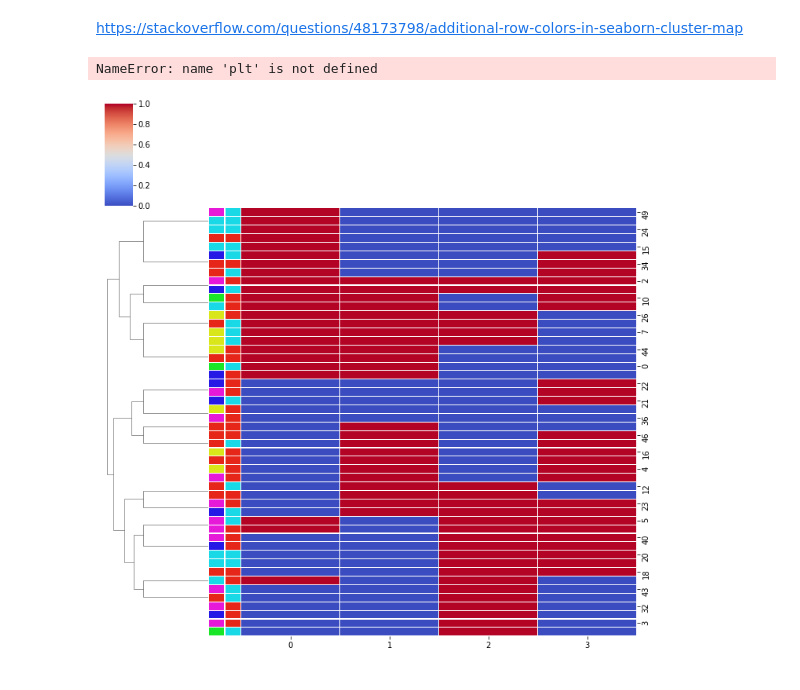
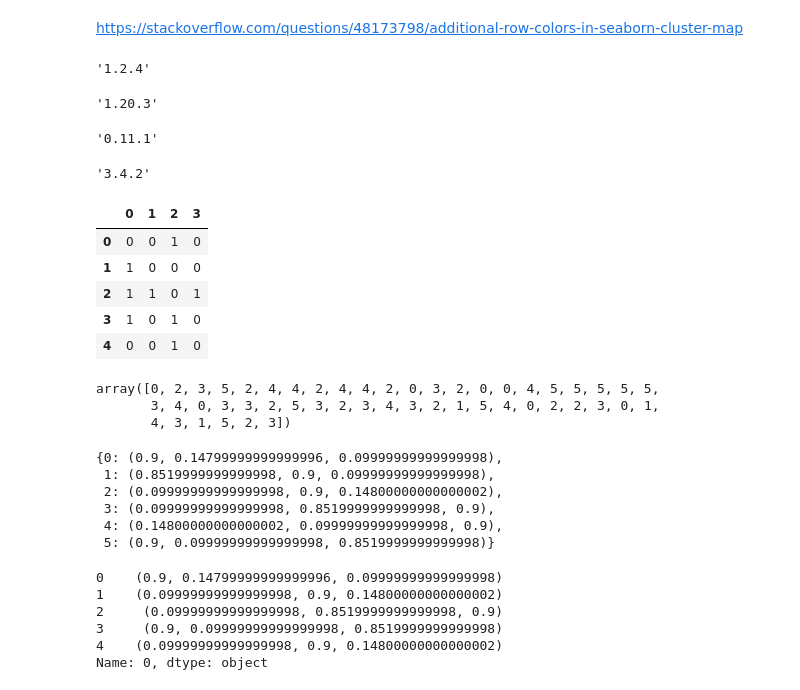
Before and after one commit to jakewendt/notebooks, a Jupyter notebook: seaborn-multiple-color-group-rows.ipynb, the cells around one changed output. Cells and saved outputs as stored; diff of their text form; code cells hidden in the pictures.

```diff
--- a/seaborn-multiple-color-group-rows.ipynb
+++ b/seaborn-multiple-color-group-rows.ipynb
@@ -2,7 +2,21 @@
 https://stackoverflow.com/questions/48173798/additional-row-colors-in-seaborn-cluster-map
 # %%
 import pandas as pd
+pd.__version__
+# %% [output]
+'1.2.4'
 # %%
 import numpy as np
+np.__version__
+# %% [output]
+'1.20.3'
 # %%
 import seaborn as sns
+sns.__version__
+# %% [output]
+'0.11.1'
+# %%
+import matplotlib
+matplotlib.__version__
+# %% [output]
+'3.4.2'
@@ -9,17 +25,46 @@ import seaborn as sns
+# %%
+#matrix = pd.DataFrame(np.random.random_integers(0,1, size=(50,4)))
+matrix = pd.DataFrame(np.random.randint(0,1+1, size=(50,4)))
+matrix.head()
+# %% [output]
+|  | 0 | 1 | 2 | 3 |
+| 0 | 0 | 0 | 1 | 0 |
+| 1 | 1 | 0 | 0 | 0 |
+| 2 | 1 | 1 | 0 | 1 |
+| 3 | 1 | 0 | 1 | 0 |
+| 4 | 0 | 0 | 1 | 0 |
+# %%
+#labels = np.random.random_integers(0,5, size=50)
+labels = np.random.randint(0,5+1, size=50)
+labels
+# %% [output]
+array([0, 2, 3, 5, 2, 4, 4, 2, 4, 4, 2, 0, 3, 2, 0, 0, 4, 5, 5, 5, 5, 5,
+       3, 4, 0, 3, 3, 2, 5, 3, 2, 3, 4, 3, 2, 1, 5, 4, 0, 2, 2, 3, 0, 1,
+       4, 3, 1, 5, 2, 3])
+# %%
+lut = dict(zip(set(labels), sns.hls_palette(len(set(labels)), l=0.5, s=0.8)))
+lut
+# %% [output]
+{0: (0.9, 0.14799999999999996, 0.09999999999999998),
+ 1: (0.8519999999999998, 0.9, 0.09999999999999998),
+ 2: (0.09999999999999998, 0.9, 0.14800000000000002),
+ 3: (0.09999999999999998, 0.8519999999999998, 0.9),
+ 4: (0.14800000000000002, 0.09999999999999998, 0.9),
+ 5: (0.9, 0.09999999999999998, 0.8519999999999998)}
+# %%
+row_colors = pd.DataFrame(labels)[0].map(lut)
+row_colors.head()
+# %% [output]
+0    (0.9, 0.14799999999999996, 0.09999999999999998)
+1    (0.09999999999999998, 0.9, 0.14800000000000002)
+2     (0.09999999999999998, 0.8519999999999998, 0.9)
+3     (0.9, 0.09999999999999998, 0.8519999999999998)
+4    (0.09999999999999998, 0.9, 0.14800000000000002)
+Name: 0, dtype: object
 # %%
-matrix = pd.DataFrame(np.random.random_integers(0,1, size=(50,4)))
+#Create additional row_colors here
+#labels2 = np.random.random_integers(0,1, size=50)
+labels2 = np.random.randint(0,1+1, size=50)
 
-labels = np.random.random_integers(0,5, size=50)
-lut = dict(zip(set(labels), sns.hls_palette(len(set(labels)), l=0.5, s=0.8)))
-row_colors = pd.DataFrame(labels)[0].map(lut)
-
-#Create additional row_colors here
-labels2 = np.random.random_integers(0,1, size=50)
 lut2 = dict(zip(set(labels2), sns.hls_palette(len(set(labels2)), l=0.5, s=0.8)))
 row_colors2 = pd.DataFrame(labels2)[0].map(lut2)
-
-g=sns.clustermap(matrix, col_cluster=False, linewidths=0.1, cmap='coolwarm', row_colors=[row_colors, row_colors2])
-plt.show()
-# %% [output]
-NameError: name 'plt' is not defined
-[figure, removed]
```
Also changed, not shown: parts of 12 cells of this notebook.
